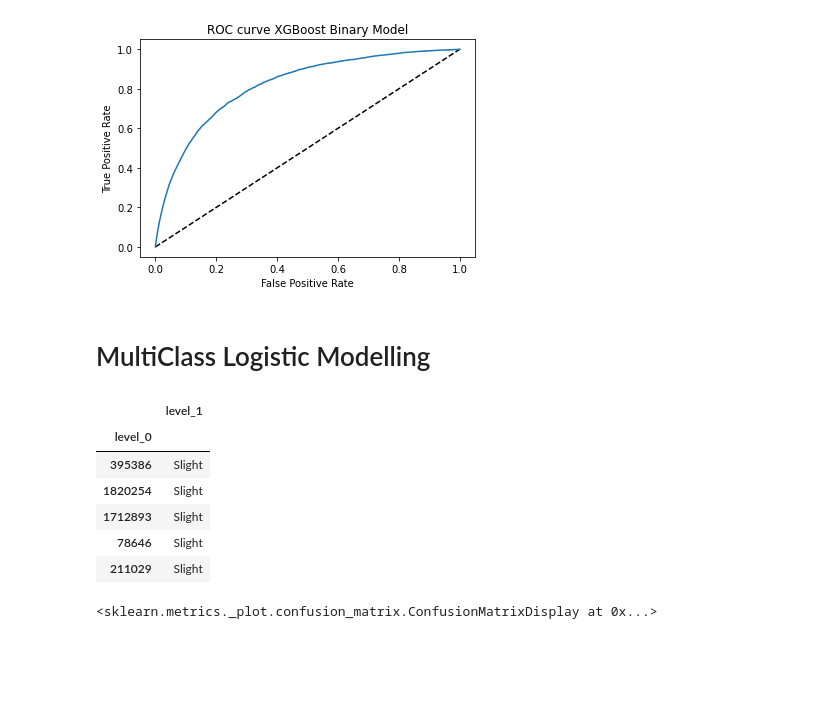
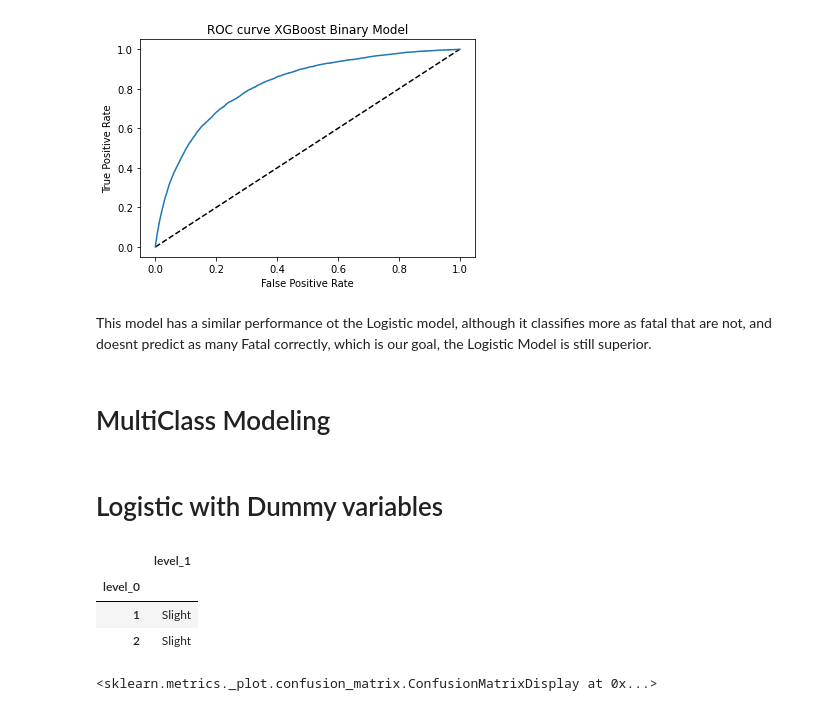
Before and after one commit to scharpham/Springboard, a Jupyter notebook: Capstone2/capstone2/notebooks/Capstone2-Modeling.ipynb, the cells around one changed output. Cells and saved outputs as stored; diff of their text form; code cells hidden in the pictures; blank space fills up the shorter version.

```diff
--- a/Capstone2/capstone2/notebooks/Capstone2-Modeling.ipynb
+++ b/Capstone2/capstone2/notebooks/Capstone2-Modeling.ipynb
@@ -272,21 +283,20 @@ plt.title('ROC curve XGBoost Binary Model')
 # %% [output]
 Text(0.5, 1.0, 'ROC curve XGBoost Binary Model')
 [figure]
+# %% [markdown]
+This model has a similar performance ot the Logistic model, although it classifies more as fatal that are not, and doesnt predict as many Fatal correctly, which is our goal, the Logistic Model is still superior.
 # %% [markdown]
-# MultiClass Logistic Modelling
+# MultiClass  Modeling
+# %% [markdown]
+# Logistic with Dummy variables
 # %%
 #Sklearn Logistic Regression Requires target be one dimensional
 
 onedimy = y[y==1].stack().reset_index().drop(0,1).set_index('level_0')
 
-
-X_train, X_test, y_train, y_test = train_test_split(X,onedimy, test_size=0.30, random_state=42)
-y_train.head()
+onedimy.head(2)
 # %% [output]
 |  | level_1 |
 | level_0 |  |
-| 395386 | Slight |
-| 1820254 | Slight |
-| 1712893 | Slight |
-| 78646 | Slight |
-| 211029 | Slight |
+| 1 | Slight |
+| 2 | Slight |
```
Also changed, not shown: parts of 53 cells of this notebook, 1 other file.
